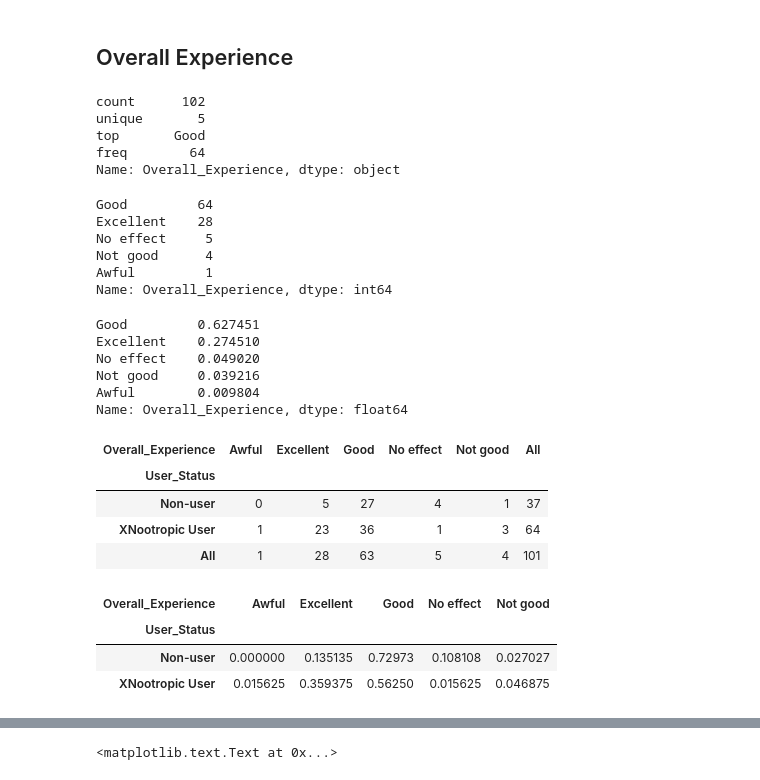
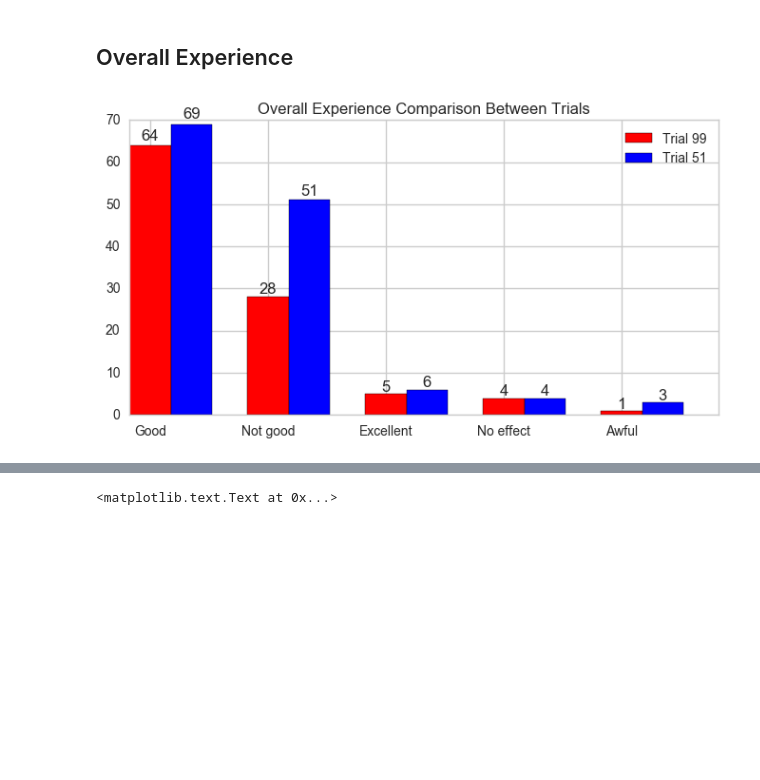
Before and after one commit to s-leung/NootropicProject, a Jupyter notebook: EDA.ipynb, the cells around one changed output, grey strips where cells are left out. Cells and saved outputs as stored; diff of their text form; code cells hidden in the pictures; blank space fills up the shorter version.

```diff
--- a/EDA.ipynb
+++ b/EDA.ipynb
@@ -13,3 +13,28 @@ sns.set_palette('husl')
 # %%
 df_99 = pd.read_csv('Trial_99_Cleaned' )
 df_51 = pd.read_csv('Trial_051_Cleaned')
+# %%
+def plotting (df1,df2,col, title):
+    """bar plot with the two trials with frequency above bars for each respected column"""
+    N  = len(df1[col].value_counts())
+    ind = np.arange(N)
+    width = 0.35
+
+    fig, ax = plt.subplots(figsize=(8,4))
+
+    p1 = df1[col].value_counts()
+    p2 = df2[col].value_counts()
+
+    bar1 = ax.bar(ind, p1, width, color='r')
+    bar2 = ax.bar(ind + width, p2, width, color='b')
+
+    ax.set_xticks(ind + width /2)
+    ax.set_xticklabels(df1[col].dropna().unique())
+    ax.set_title(str(title))
+    ax.legend(('Trial 99', 'Trial 51'))
+
+    for rect in ax.patches:
+        height = rect.get_height()
+        ax.text(rect.get_x() + rect.get_width() /2., 1.01 * height, '%d' % int(height), ha='center', va='bottom')
+
+    plt.show()
@@ -31,46 +81,7 @@ len(df_51.Last_Name)
 133
 # %% [markdown]
 ## Overall Experience
-# %%
-df_99['Overall_Experience'].describe()
-# %% [output]
-count      102
-unique       5
-top       Good
-freq        64
-Name: Overall_Experience, dtype: object
-# %%
-df_99['Overall_Experience'].value_counts()
-# %% [output]
-Good         64
-Excellent    28
-No effect     5
-Not good      4
-Awful         1
-Name: Overall_Experience, dtype: int64
-# %%
-#The general overall experience represented by its proportions
-(df_99['Overall_Experience'].value_counts()) / df_99['Overall_Experience'].value_counts().sum()
-# %% [output]
-Good         0.627451
-Excellent    0.274510
-No effect    0.049020
-Not good     0.039216
-Awful        0.009804
-Name: Overall_Experience, dtype: float64
-# %%
-pd.crosstab(columns=df_99['Overall_Experience'], index=df_99['User_Status'], margins=True)
-# %% [output]
-| Overall_Experience | Awful | Excellent | Good | No effect | Not good | All |
-| User_Status |  |  |  |  |  |  |
-| Non-user | 0 | 5 | 27 | 4 | 1 | 37 |
-| XNootropic User | 1 | 23 | 36 | 1 | 3 | 64 |
-| All | 1 | 28 | 63 | 5 | 4 | 101 |
-# %%
-#the proportions of overall experience based on overall experience
-pd.crosstab(columns=df_99['Overall_Experience'], index=df_99['User_Status']).apply(lambda x : x/x.sum(), axis=1)
-# %% [output]
-| Overall_Experience | Awful | Excellent | Good | No effect | Not good |
-| User_Status |  |  |  |  |  |
-| Non-user | 0.000000 | 0.135135 | 0.72973 | 0.108108 | 0.027027 |
-| XNootropic User | 0.015625 | 0.359375 | 0.56250 | 0.015625 | 0.046875 |
+# %%
+plotting(df_99,df_51, 'Overall_Experience', 'Overall Experience Comparison Between Trials')
+# %% [output]
+[figure, added]
```
Also changed, not shown: parts of 13 cells of this notebook.
